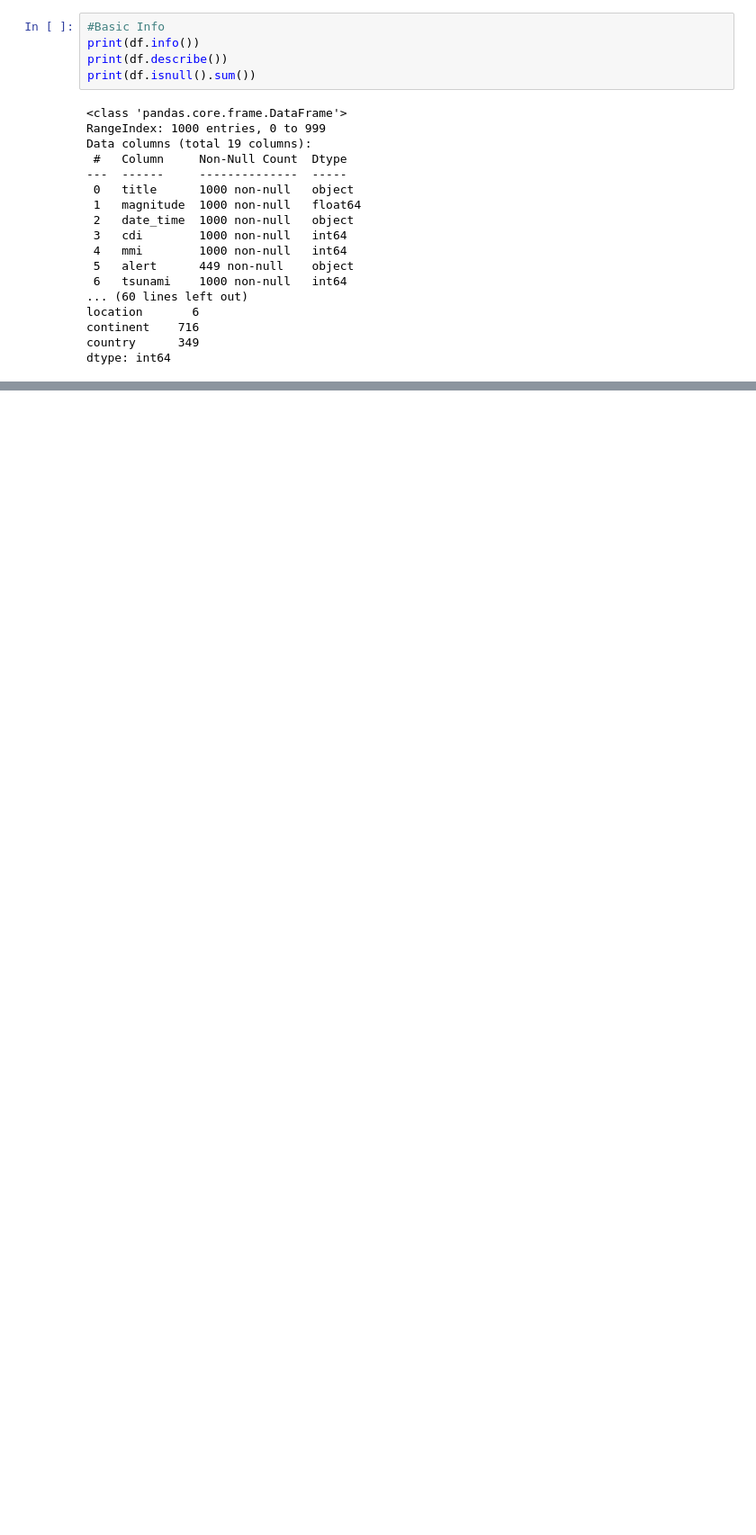
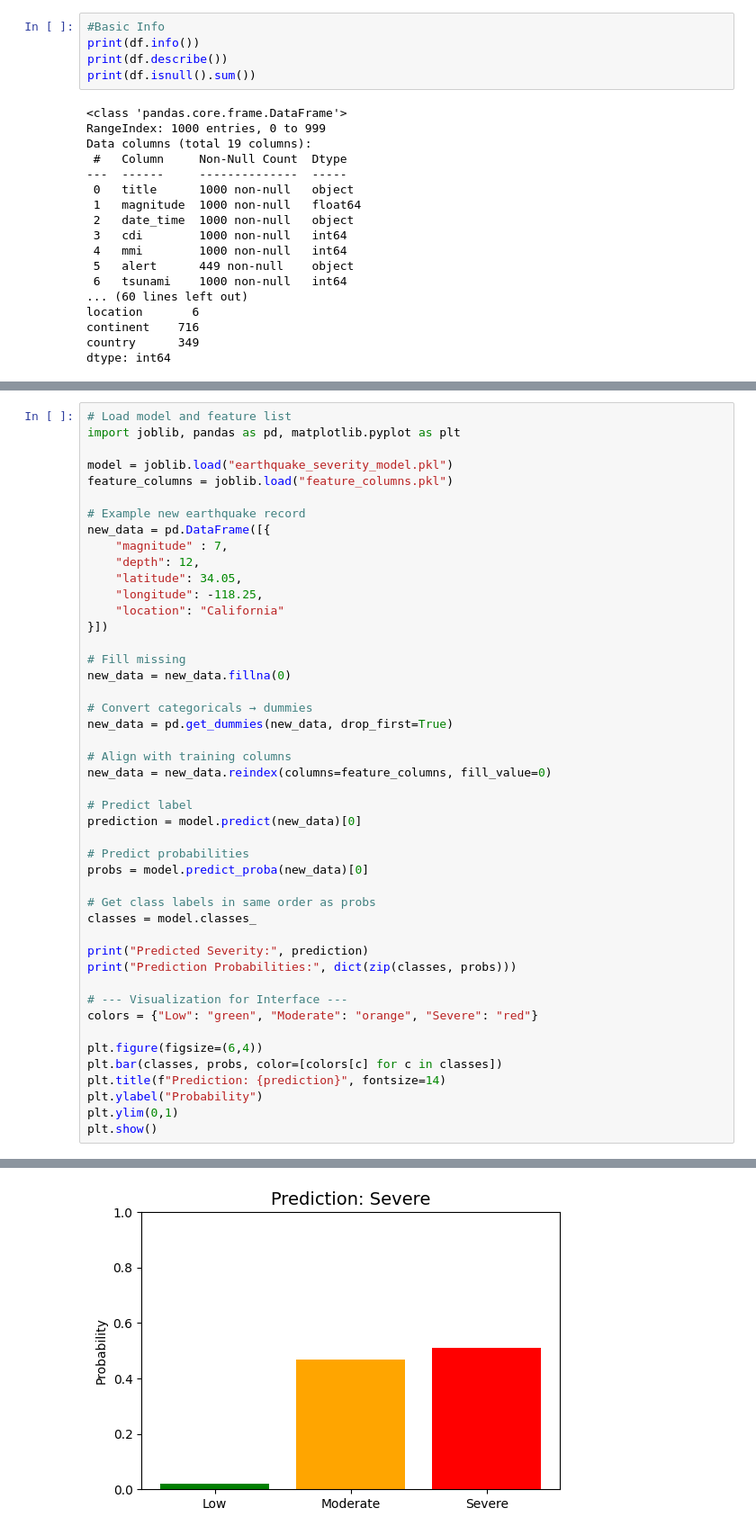
Before and after one commit to moukthika-2005/Climate_Risk_And_Disaster_Management, a Jupyter notebook: EarthQuake.ipynb, the cells around one changed output, grey strips where cells are left out. Shown at 90% size. Cells and saved outputs as stored; diff of their text form; blank space fills up the shorter version.

```diff
--- a/EarthQuake.ipynb
+++ b/EarthQuake.ipynb
@@ -184,0 +318,47 @@ print(importances)
+# %%
+# Load model and feature list
+import joblib, pandas as pd, matplotlib.pyplot as plt
+
+model = joblib.load("earthquake_severity_model.pkl")
+feature_columns = joblib.load("feature_columns.pkl")
+
+# Example new earthquake record
+new_data = pd.DataFrame([{
+    "magnitude" : 7,
+    "depth": 12,
+    "latitude": 34.05,
+    "longitude": -118.25,
+    "location": "California"
+}])
+
+# Fill missing
+new_data = new_data.fillna(0)
+
+# Convert categoricals → dummies
+new_data = pd.get_dummies(new_data, drop_first=True)
+
+# Align with training columns
+new_data = new_data.reindex(columns=feature_columns, fill_value=0)
+
+# Predict label
+prediction = model.predict(new_data)[0]
+
+# Predict probabilities
+probs = model.predict_proba(new_data)[0]
+
+# Get class labels in same order as probs
+classes = model.classes_
+
+print("Predicted Severity:", prediction)
+print("Prediction Probabilities:", dict(zip(classes, probs)))
+
+# --- Visualization for Interface ---
+colors = {"Low": "green", "Moderate": "orange", "Severe": "red"}
+
+plt.figure(figsize=(6,4))
+plt.bar(classes, probs, color=[colors[c] for c in classes])
+plt.title(f"Prediction: {prediction}", fontsize=14)
+plt.ylabel("Probability")
+plt.ylim(0,1)
+plt.show()
+# %% [output]
@@ -184,0 +367 @@ print(importances)
+[figure, added]
```
Also changed, not shown: parts of 17 cells of this notebook, 3 other files.
